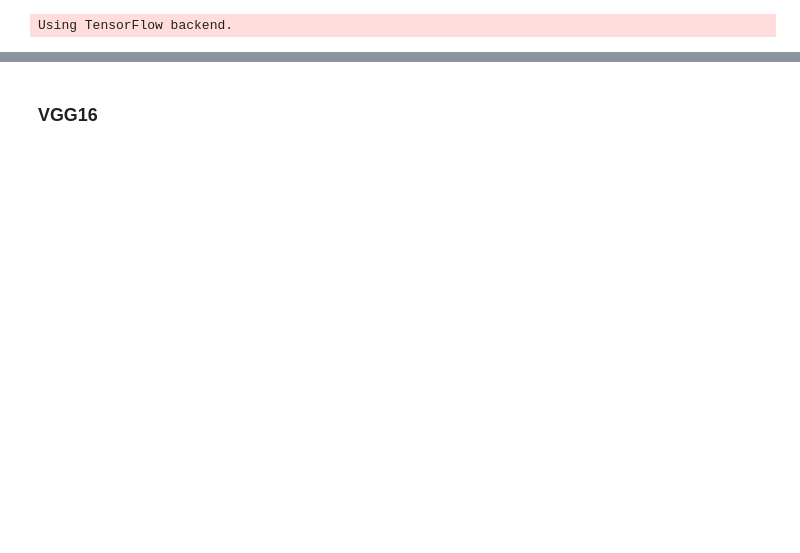
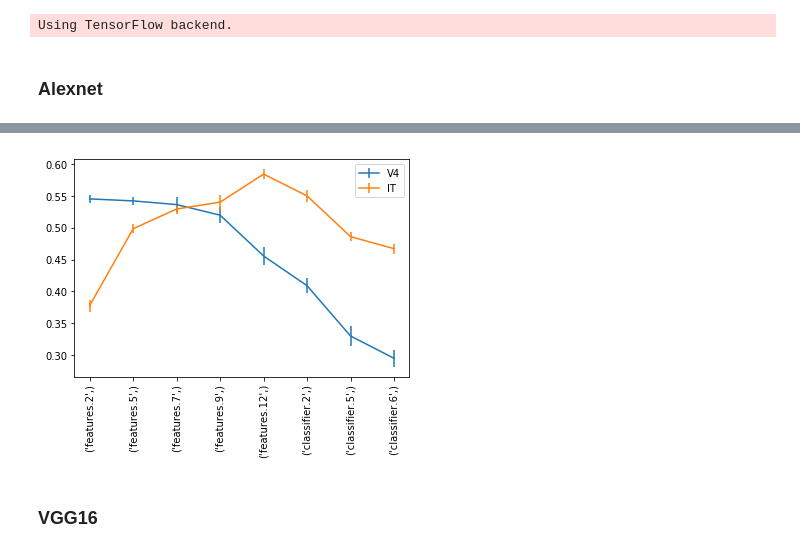
Before and after one commit to mschrimpf/neural-nlp, a Jupyter notebook: results/neuralfit.ipynb, the cells around one changed output, grey strips where cells are left out. Saved outputs shown, nothing was run; the diff lists cells and outputs as text; code cells hidden in the pictures; blank space fills up the shorter version.

```diff
--- a/results/neuralfit.ipynb
+++ b/results/neuralfit.ipynb
@@ -1,4 +1,6 @@
 # %%
+%load_ext autoreload
+%autoreload 2
 % matplotlib inline
 
 import logging
@@ -8,13 +10,18 @@ import sys
 from neural_metrics import models
 from neural_metrics.metrics import physiology
 
-logging.basicConfig(stream=sys.stdout, level=logging.getLevelName("INFO"))
+logging.basicConfig(stream=sys.stdout, level=logging.getLevelName("WARNING"))
 
 
 def run_physiology(model, model_weights=models._Defaults.model_weights,
                    regions=('V4', 'IT'), variance=physiology._Defaults.variance):
-    activations_filepath = models.get_savepath(model, model_weights=model_weights)
+    activations_filepath = models.get_savepath(model, model_weights=model_weights)\
     assert os.path.isfile(activations_filepath)
     physiology.run(activations_filepath, regions, variance=variance)
 # %% [output]
 Using TensorFlow backend.
+# %% [markdown]
+### Alexnet
+# %%
+run_physiology(model='alexnet')
+# %% [output]
@@ -21,3 +29,4 @@ Using TensorFlow backend.
+[figure, added]
 # %% [markdown]
 ### VGG16
 # %%
```
Also changed, not shown: parts of 5 cells of this notebook.
